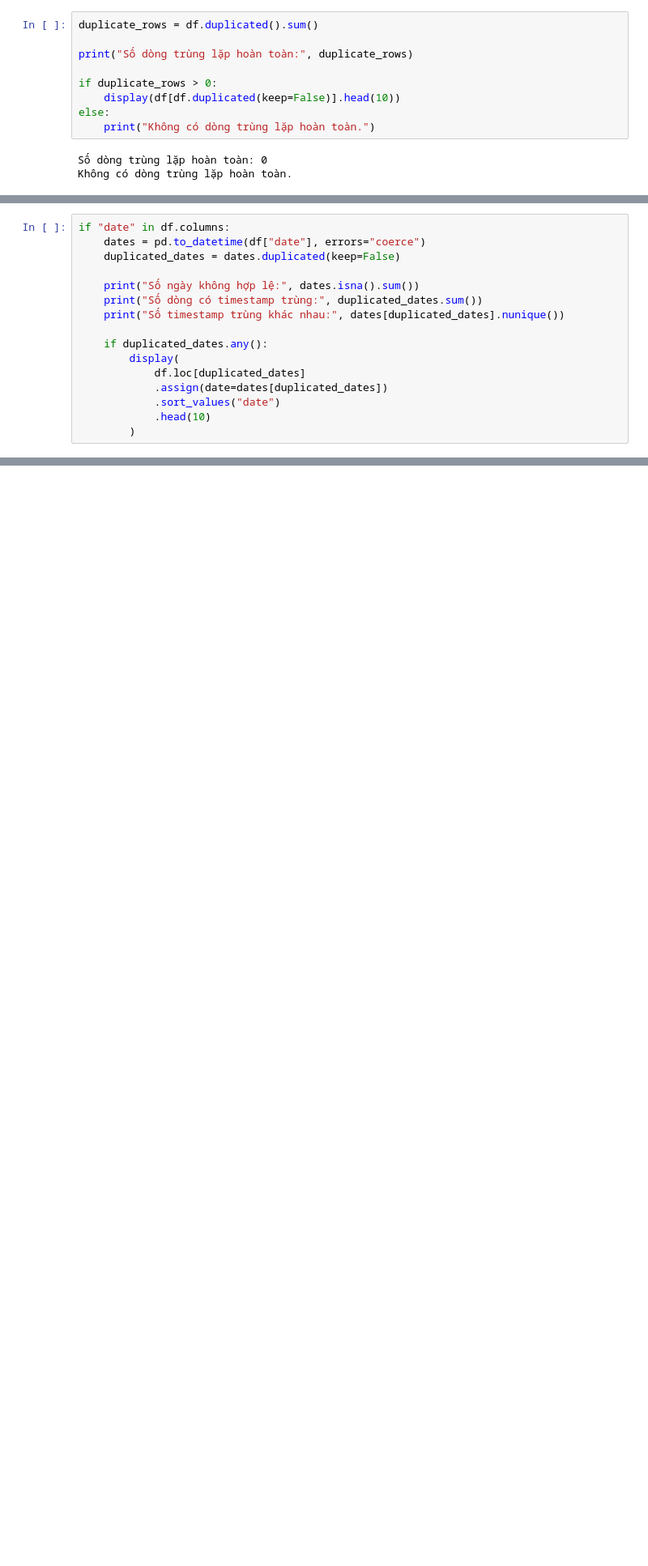
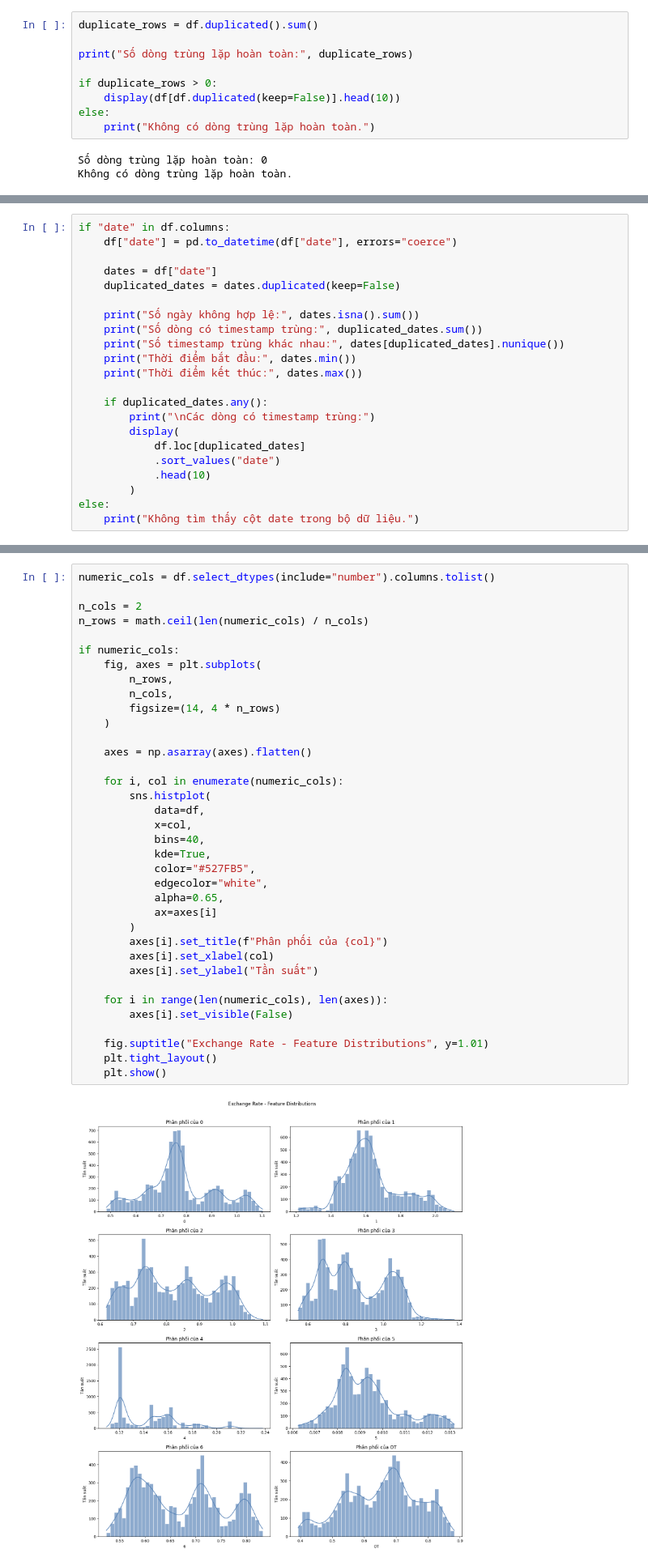
Before and after one commit to domailientb/TVCFORMER, a Jupyter notebook: exchange_rate/explore_data.ipynb, the cells around one changed output, grey strips where cells are left out. Shown at 81% size. Drawn from its saved outputs; the diff is of its cells as text; blank space fills up the shorter version.

Commit message:
Update Exchange Rate reproduction and model comparisons

```diff
--- a/exchange_rate/explore_data.ipynb
+++ b/exchange_rate/explore_data.ipynb
@@ -112,19 +120,25 @@ Không có dòng trùng lặp hoàn toàn.
 # %%
 if "date" in df.columns:
-    dates = pd.to_datetime(df["date"], errors="coerce")
+    df["date"] = pd.to_datetime(df["date"], errors="coerce")
+
+    dates = df["date"]
     duplicated_dates = dates.duplicated(keep=False)
 
     print("Số ngày không hợp lệ:", dates.isna().sum())
     print("Số dòng có timestamp trùng:", duplicated_dates.sum())
     print("Số timestamp trùng khác nhau:", dates[duplicated_dates].nunique())
+    print("Thời điểm bắt đầu:", dates.min())
+    print("Thời điểm kết thúc:", dates.max())
 
     if duplicated_dates.any():
+        print("\nCác dòng có timestamp trùng:")
         display(
             df.loc[duplicated_dates]
-            .assign(date=dates[duplicated_dates])
             .sort_values("date")
             .head(10)
         )
+else:
+    print("Không tìm thấy cột date trong bộ dữ liệu.")
 # %% [output]
 Số ngày không hợp lệ: 0
 Số dòng có timestamp trùng: 0
@@ -268,0 +178,38 @@ Cần kiểm tra data loader và cấu hình chính thức để xác định ta
+# %%
+numeric_cols = df.select_dtypes(include="number").columns.tolist()
+
+n_cols = 2
+n_rows = math.ceil(len(numeric_cols) / n_cols)
+
+if numeric_cols:
+    fig, axes = plt.subplots(
+        n_rows,
+        n_cols,
+        figsize=(14, 4 * n_rows)
+    )
+
+    axes = np.asarray(axes).flatten()
+
+    for i, col in enumerate(numeric_cols):
+        sns.histplot(
+            data=df,
+            x=col,
+            bins=40,
+            kde=True,
+            color="#527FB5",
+            edgecolor="white",
+            alpha=0.65,
+            ax=axes[i]
+        )
+        axes[i].set_title(f"Phân phối của {col}")
+        axes[i].set_xlabel(col)
+        axes[i].set_ylabel("Tần suất")
+
+    for i in range(len(numeric_cols), len(axes)):
+        axes[i].set_visible(False)
+
+    fig.suptitle("Exchange Rate - Feature Distributions", y=1.01)
+    plt.tight_layout()
+    plt.show()
+# %% [output]
+[figure, added]
```
Also changed, not shown: parts of 21 cells of this notebook, 14 other files.
